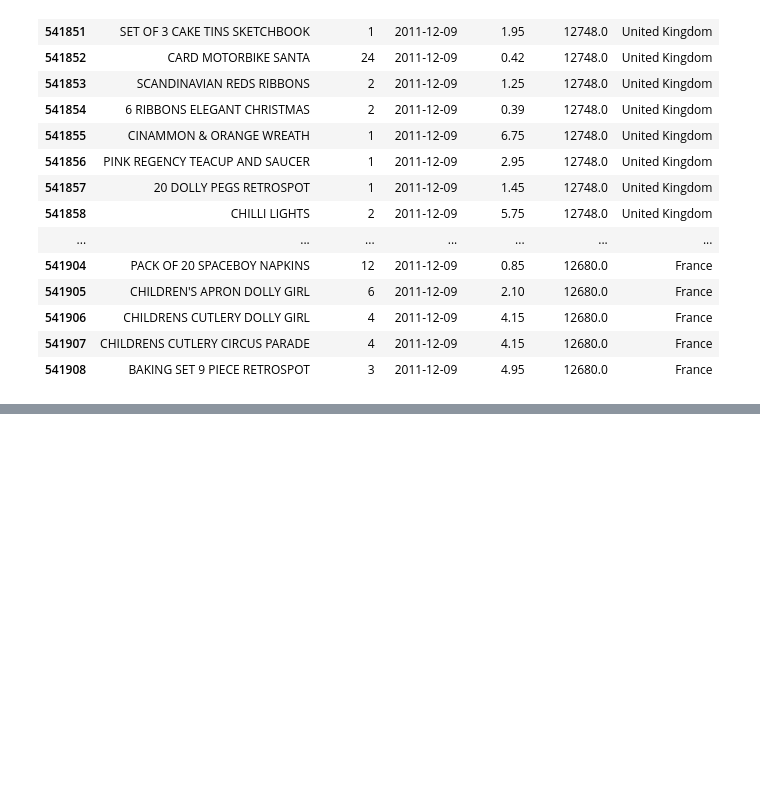
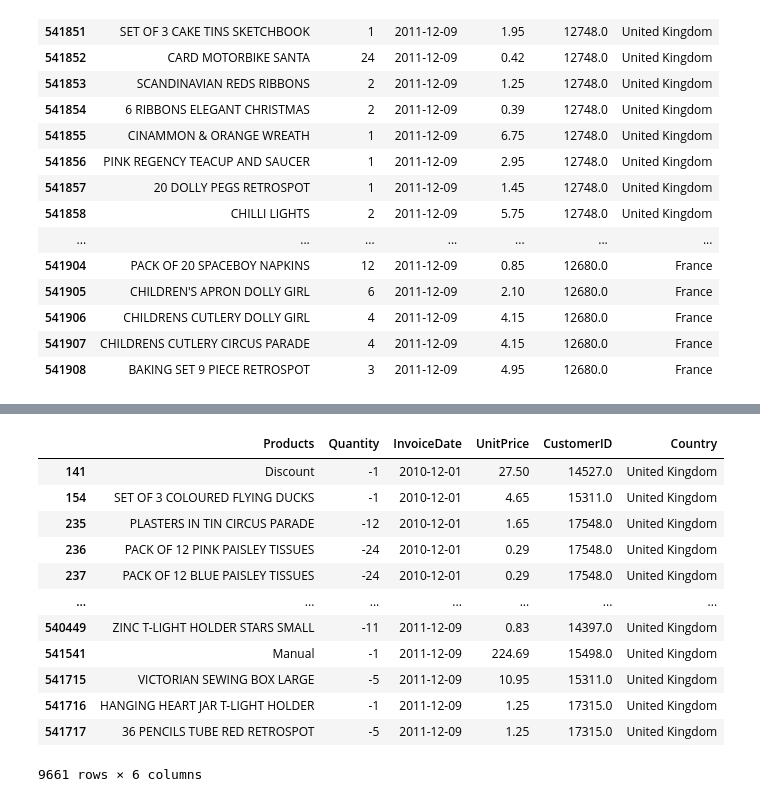
Before and after one commit to Lanre9799/Data-analytics, a Jupyter notebook: Class 10 Cleaning first dataset.ipynb, the cells around one changed output, grey strips where cells are left out. Drawn from its saved outputs; the diff is of its cells as text; code cells hidden in the pictures; blank space fills up the shorter version.

```diff
--- a/Class 10 Cleaning first dataset.ipynb
+++ b/Class 10 Cleaning first dataset.ipynb
@@ -255,0 +328,8 @@ df.tail(60)
+# %%
+def update_customerid(custid):
+    if custid == 'nan':
+        return 'C99999'
+    else:
+        return custid
+df['CustomerID'] = df['CustomerID'].map(update_customerid)
+df
@@ -255,0 +356,4 @@ df.tail(60)
+# %%
+# check and remove duplicate records
+df = df.drop_duplicates()
+df.info()
@@ -255,0 +391,17 @@ df.tail(60)
+# %%
+filt = (df['Quantity'] < 1)
+df[filt]
+# %% [output]
+|  | Products | Quantity | InvoiceDate | UnitPrice | CustomerID | Country |
+| 141 | Discount | -1 | 2010-12-01 | 27.50 | 14527.0 | United Kingdom |
+| 154 | SET OF 3 COLOURED FLYING DUCKS | -1 | 2010-12-01 | 4.65 | 15311.0 | United Kingdom |
+| 235 | PLASTERS IN TIN CIRCUS PARADE | -12 | 2010-12-01 | 1.65 | 17548.0 | United Kingdom |
+| 236 | PACK OF 12 PINK PAISLEY TISSUES | -24 | 2010-12-01 | 0.29 | 17548.0 | United Kingdom |
+| 237 | PACK OF 12 BLUE PAISLEY TISSUES | -24 | 2010-12-01 | 0.29 | 17548.0 | United Kingdom |
+| ... | ... | ... | ... | ... | ... | ... |
+| 540449 | ZINC T-LIGHT HOLDER STARS SMALL | -11 | 2011-12-09 | 0.83 | 14397.0 | United Kingdom |
+| 541541 | Manual | -1 | 2011-12-09 | 224.69 | 15498.0 | United Kingdom |
+| 541715 | VICTORIAN SEWING BOX LARGE | -5 | 2011-12-09 | 10.95 | 15311.0 | United Kingdom |
+| 541716 | HANGING HEART JAR T-LIGHT HOLDER | -1 | 2011-12-09 | 1.25 | 17315.0 | United Kingdom |
+| 541717 | 36 PENCILS TUBE RED RETROSPOT | -5 | 2011-12-09 | 1.25 | 17315.0 | United Kingdom |
+9661 rows × 6 columns
```
Also changed, not shown: parts of 28 cells of this notebook, 11 other files.
